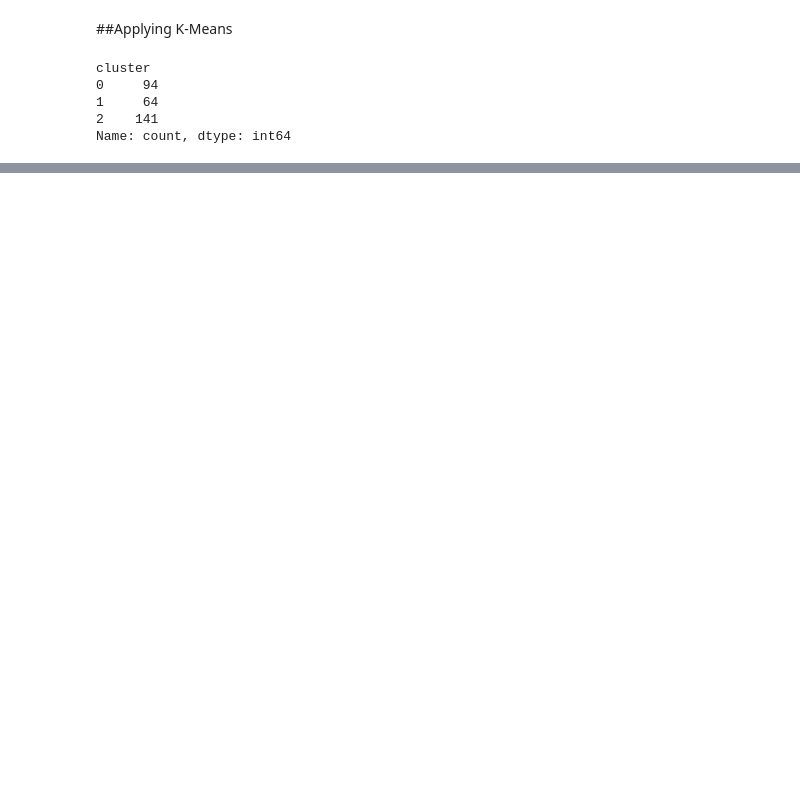
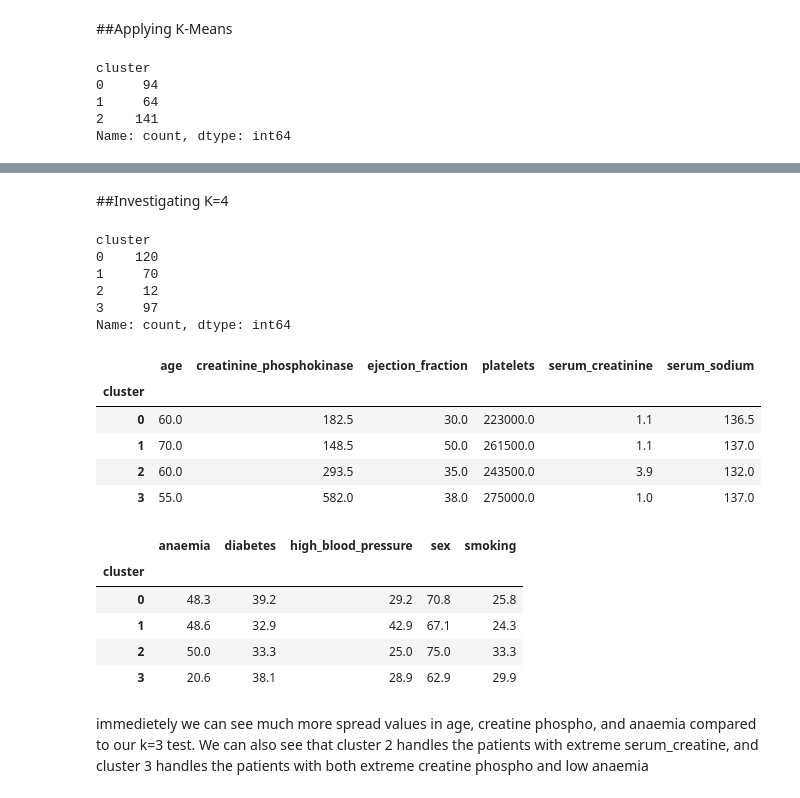
Before and after one commit to NathanMcCormack/Principles_of_ML_Assignment2, a Jupyter notebook: PML_Assignment2_26244470.ipynb, the cells around one changed output, grey strips where cells are left out. Cells and saved outputs as stored; diff of their text form; code cells hidden in the pictures; blank space fills up the shorter version.

```diff
--- a/PML_Assignment2_26244470.ipynb
+++ b/PML_Assignment2_26244470.ipynb
@@ -289,0 +406,42 @@ Name: count, dtype: int64
+# %% [markdown]
+##Investigating K=4
+# %%
+#creating a model with 4 clusters
+kmeans_4 = KMeans(n_clusters=4, random_state=3, n_init=10)
+
+#assigning each patient to a cluster
+clusters_4 = kmeans_4.fit_predict(df_scaled)
+
+#creating a results dataframe
+df_results_4 = df_clean.copy()
+df_results_4["cluster"] = clusters_4
+
+#print the number of patients per cluster
+print(df_results_4["cluster"].value_counts().sort_index())
+
+#compare numerical characteristics
+display(df_results_4.groupby("cluster")[nonbinary_cols].median().round(2))
+
+#compare binary characteristics
+display((df_results_4.groupby("cluster")[binary_cols].mean() * 100).round(1))
+# %% [output]
+cluster
+0    120
+1     70
+2     12
+3     97
+Name: count, dtype: int64
+|  | age | creatinine_phosphokinase | ejection_fraction | platelets | serum_creatinine | serum_sodium |
+| cluster |  |  |  |  |  |  |
+| 0 | 60.0 | 182.5 | 30.0 | 223000.0 | 1.1 | 136.5 |
+| 1 | 70.0 | 148.5 | 50.0 | 261500.0 | 1.1 | 137.0 |
+| 2 | 60.0 | 293.5 | 35.0 | 243500.0 | 3.9 | 132.0 |
+| 3 | 55.0 | 582.0 | 38.0 | 275000.0 | 1.0 | 137.0 |
+|  | anaemia | diabetes | high_blood_pressure | sex | smoking |
+| cluster |  |  |  |  |  |
+| 0 | 48.3 | 39.2 | 29.2 | 70.8 | 25.8 |
+| 1 | 48.6 | 32.9 | 42.9 | 67.1 | 24.3 |
+| 2 | 50.0 | 33.3 | 25.0 | 75.0 | 33.3 |
+| 3 | 20.6 | 38.1 | 28.9 | 62.9 | 29.9 |
+# %% [markdown]
+immedietely we can see much more spread values in age, creatine phospho, and anaemia compared to our k=3 test. We can also see that cluster 2 handles the patients with extreme serum_creatine, and cluster 3 handles the patients with both extreme creatine phospho and low anaemia
```
Also changed, not shown: parts of 14 cells of this notebook.
